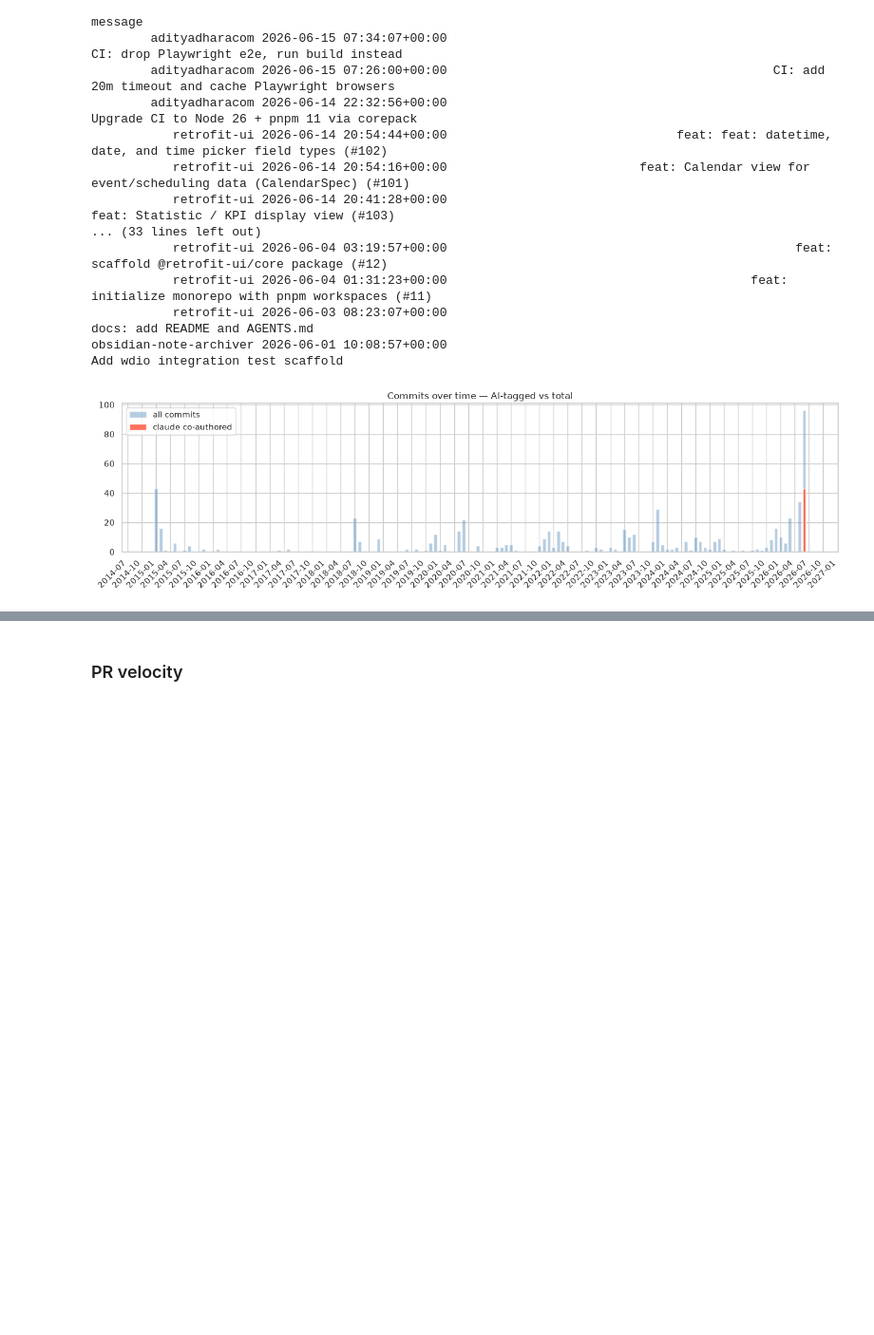
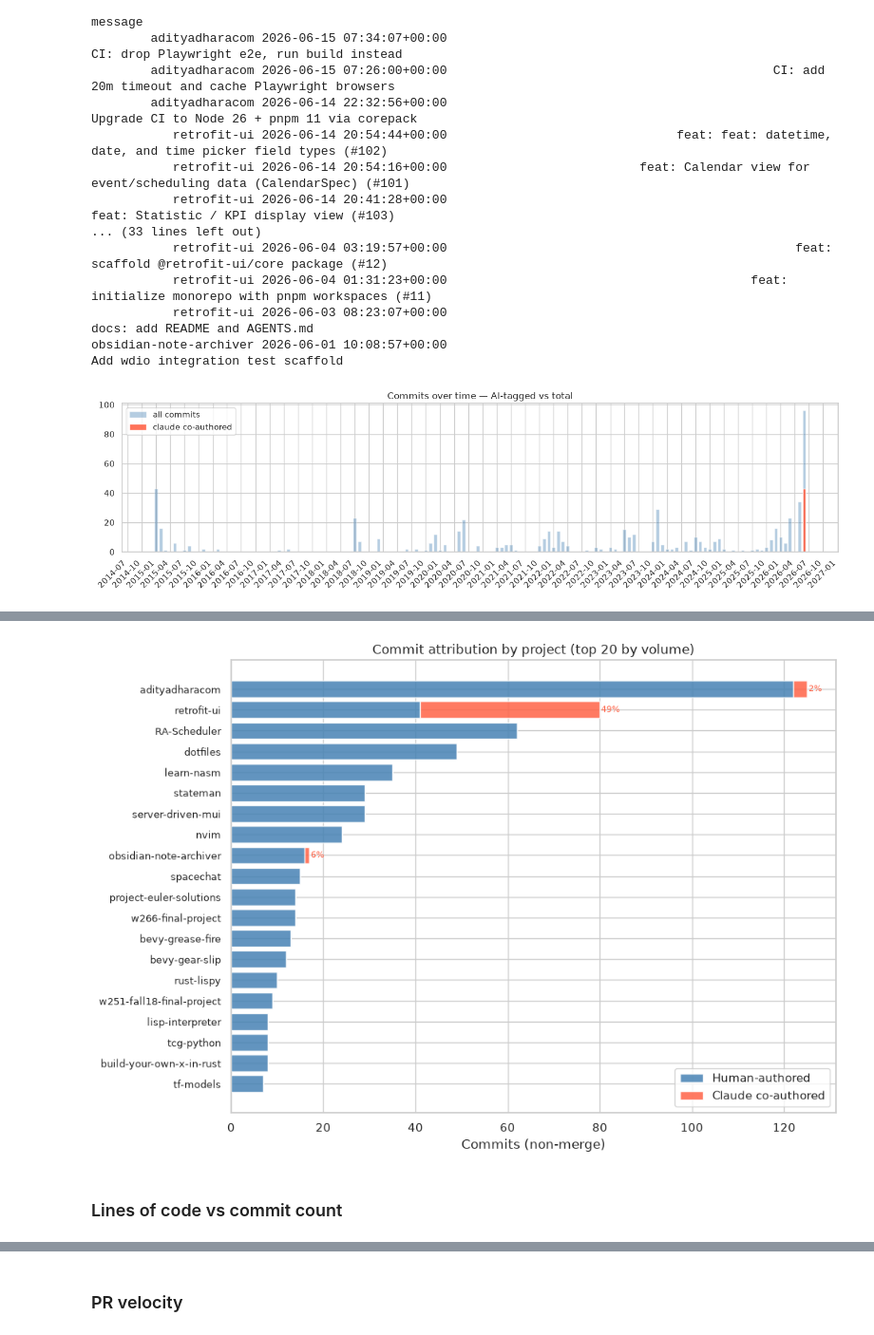
Before and after one commit to thenomadlad/adityadharacom, a Jupyter notebook: analysis/github_analysis.ipynb, the cells around one changed output, grey strips where cells are left out. Shown at 95% size. Cells and saved outputs as stored; diff of their text form; code cells hidden in the pictures; blank space fills up the shorter version.

```diff
--- a/analysis/github_analysis.ipynb
+++ b/analysis/github_analysis.ipynb
@@ -445,0 +464,20 @@ plt.show()
+# %%
+# Per-repo commit counts + Claude attribution
+repo_commits = (
+    commits_df[~commits_df['is_merge']]
+    .groupby('repo')
+    .agg(
+        total=('sha', 'count'),
+        claude=('claude_coauthored', 'sum'),
+    )
+    .sort_values('total', ascending=False)
+)
+repo_commits['human'] = repo_commits['total'] - repo_commits['claude']
+repo_commits['claude_pct'] = (repo_commits['claude'] / repo_commits['total'] * 100).round(1)
+
+active = repo_commits[repo_commits['total'] >= 5].copy()
+print(f"Repos with ≥5 commits: {len(active)}")
+print(f"Repos with any Claude co-authorship: {(active['claude'] > 0).sum()}")
+print(f"Repos with zero AI: {(active['claude'] == 0).sum()}")
+print()
+print(active.sort_values('claude', ascending=False)[['total', 'claude', 'claude_pct']].head(20).to_string())
@@ -445,0 +502,27 @@ plt.show()
+# %%
+# Chart: attribution breakdown by repo (top 20 by commit volume)
+active_sorted = active.sort_values('total', ascending=True).tail(20)
+
+fig, ax = plt.subplots(figsize=(10, 7))
+y = range(len(active_sorted))
+ax.barh(list(y), active_sorted['human'].tolist(), color='steelblue', label='Human-authored', alpha=0.85)
+ax.barh(list(y), active_sorted['claude'].tolist(),
+        left=active_sorted['human'].tolist(), color='tomato', label='Claude co-authored', alpha=0.85)
+
+ax.set_yticks(list(y))
+ax.set_yticklabels(active_sorted.index.tolist(), fontsize=9)
+ax.set_xlabel('Commits (non-merge)')
+ax.set_title('Commit attribution by project (top 20 by volume)')
+ax.legend()
+
+for i, (_, row) in enumerate(active_sorted.iterrows()):
+    if row['claude'] > 0:
+        ax.text(row['total'] + 0.3, i, f"{row['claude_pct']:.0f}%", va='center', fontsize=8, color='tomato')
+
+plt.tight_layout()
+save_fig('attribution-by-repo.png')
+plt.show()
+# %% [output]
+[figure, added]
+# %% [markdown]
+### Lines of code vs commit count
```
Also changed, not shown: parts of 28 cells of this notebook, 41 other files.
